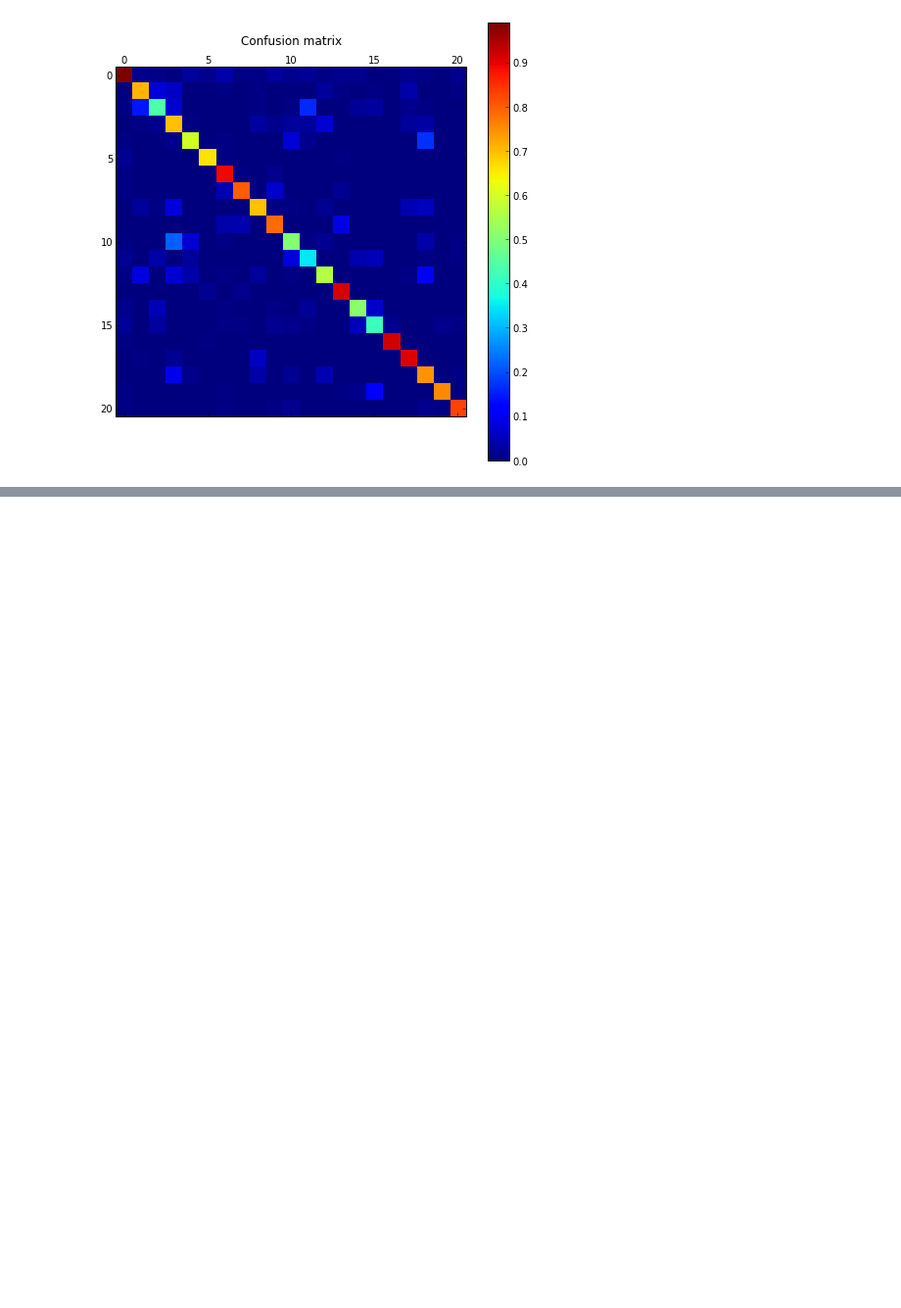
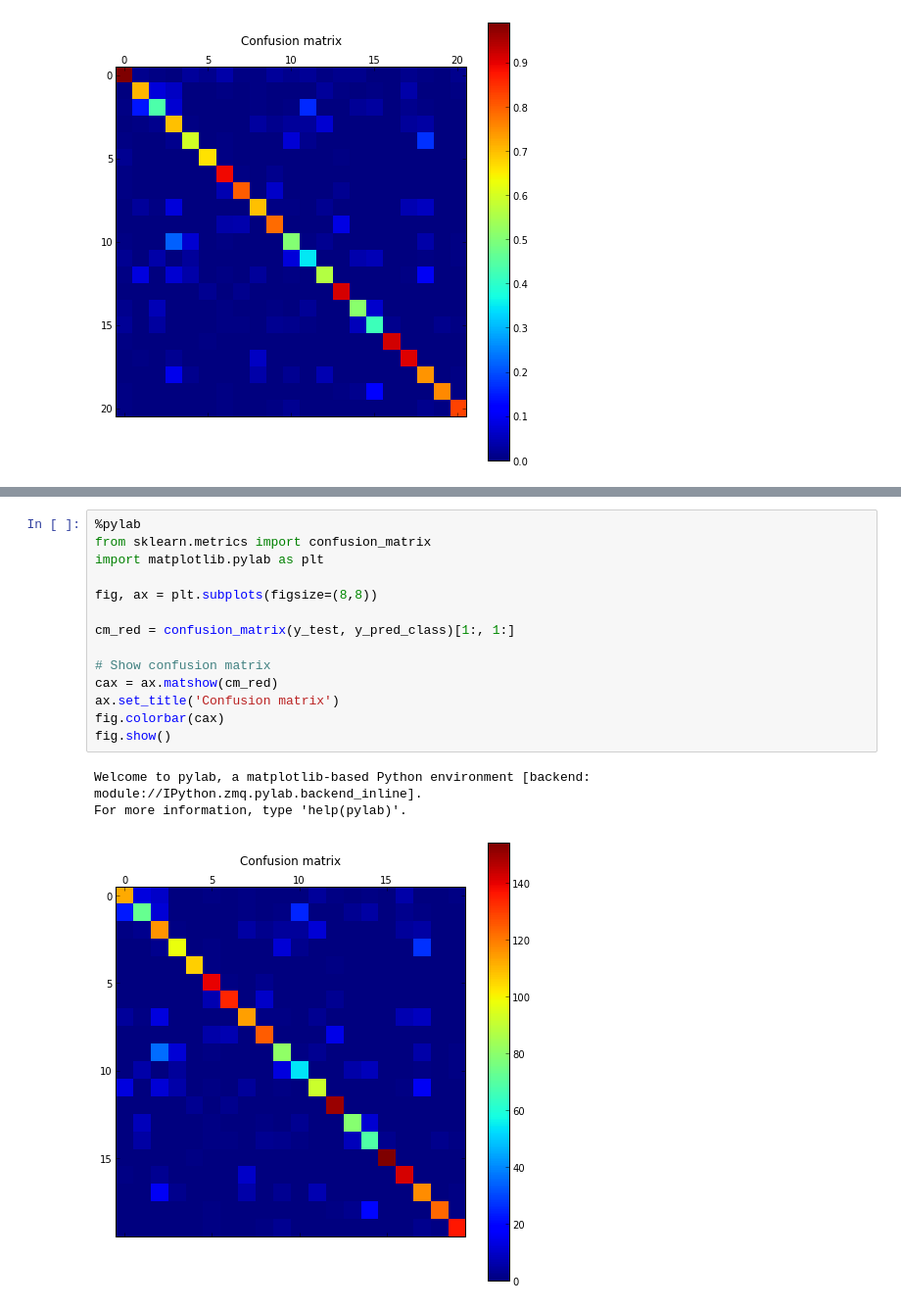
Before and after one commit to thierry-silbermann/MultiModalGestureRecognition, a Jupyter notebook: model_evaluation.ipynb, the cells around one changed output, grey strips where cells are left out. Shown at 98% size. Cells and saved outputs as stored; diff of their text form; blank space fills up the shorter version.

```diff
--- a/model_evaluation.ipynb
+++ b/model_evaluation.ipynb
@@ -67,0 +64,18 @@ error_prc[1:].mean()
+# %%
+%pylab
+from sklearn.metrics import confusion_matrix
+import matplotlib.pylab as plt
+
+fig, ax = plt.subplots(figsize=(8,8))
+
+cm_red = confusion_matrix(y_test, y_pred_class)[1:, 1:]
+
+# Show confusion matrix
+cax = ax.matshow(cm_red)
+ax.set_title('Confusion matrix')
+fig.colorbar(cax)
+fig.show()
+# %% [output]
+Welcome to pylab, a matplotlib-based Python environment [backend: module://IPython.zmq.pylab.backend_inline].
+For more information, type 'help(pylab)'.
+[figure, added]
```
Also changed, not shown: parts of 4 cells of this notebook.
